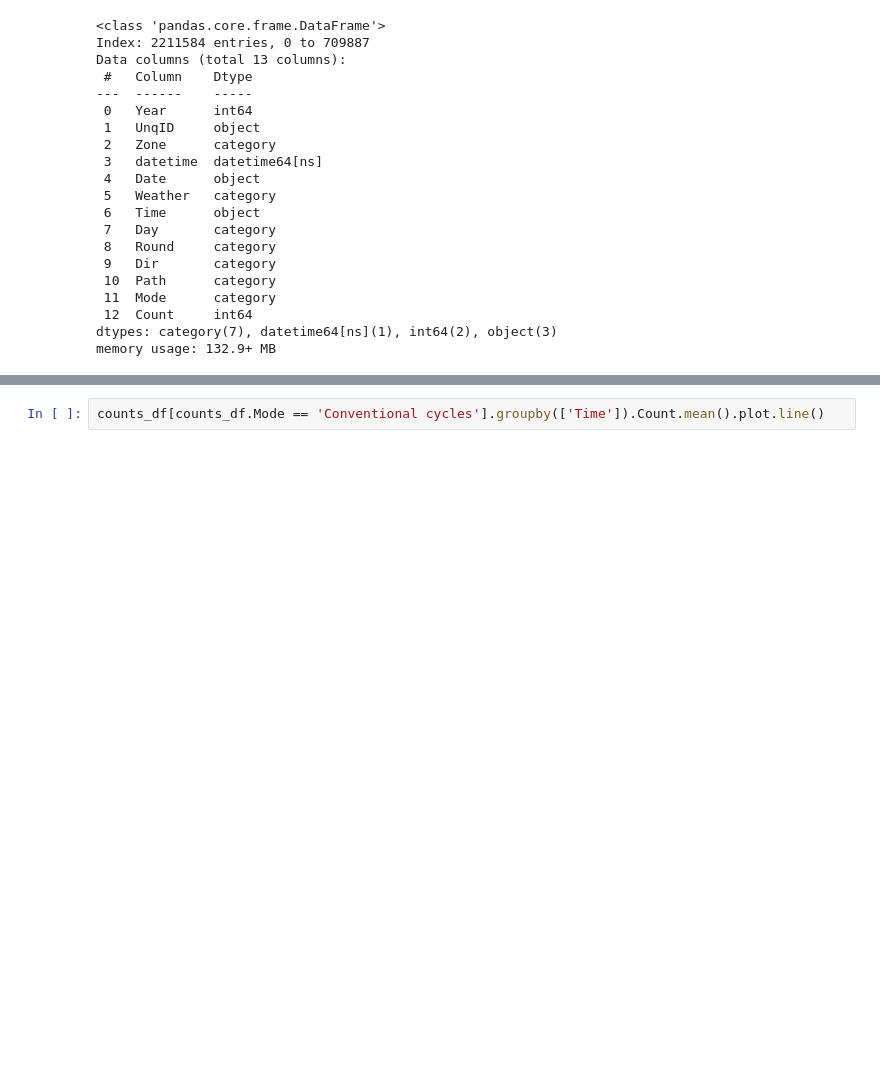
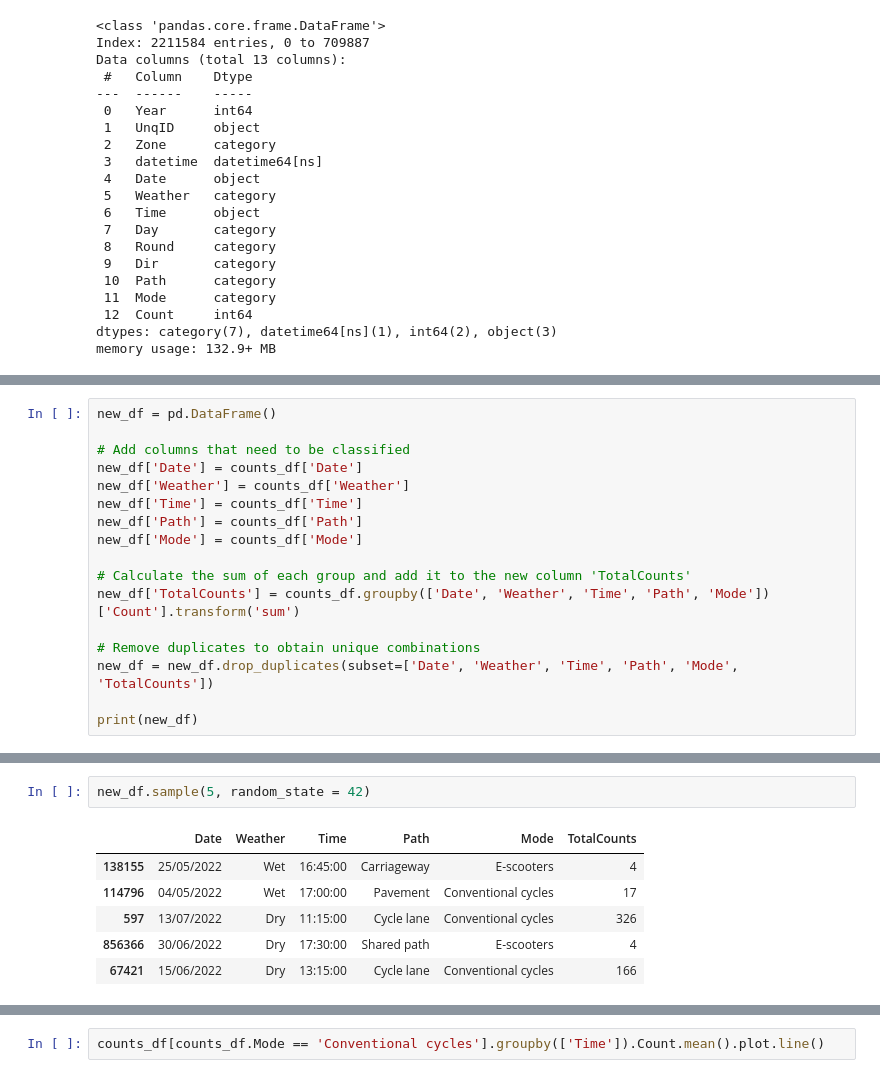
Before and after one commit to sokimura39/QM_Group, a Jupyter notebook: data_as_pandas.ipynb, the cells around one changed output, grey strips where cells are left out. Saved outputs shown, nothing was run; the diff lists cells and outputs as text; blank space fills up the shorter version.

Commit message:
Data cleaning

```diff
--- a/data_as_pandas.ipynb
+++ b/data_as_pandas.ipynb
@@ -188,0 +250,17 @@ memory usage: 132.9+ MB
+# %%
+new_df = pd.DataFrame()
+
+# Add columns that need to be classified
+new_df['Date'] = counts_df['Date']
+new_df['Weather'] = counts_df['Weather']
+new_df['Time'] = counts_df['Time']
+new_df['Path'] = counts_df['Path']
+new_df['Mode'] = counts_df['Mode']
+
+# Calculate the sum of each group and add it to the new column 'TotalCounts'
+new_df['TotalCounts'] = counts_df.groupby(['Date', 'Weather', 'Time', 'Path', 'Mode'])['Count'].transform('sum')
+
+# Remove duplicates to obtain unique combinations
+new_df = new_df.drop_duplicates(subset=['Date', 'Weather', 'Time', 'Path', 'Mode', 'TotalCounts'])
+
+print(new_df)
@@ -189,3 +282,12 @@ memory usage: 132.9+ MB
+# %%
+new_df.sample(5, random_state = 42)
+# %% [output]
+|  | Date | Weather | Time | Path | Mode | TotalCounts |
+| 138155 | 25/05/2022 | Wet | 16:45:00 | Carriageway | E-scooters | 4 |
+| 114796 | 04/05/2022 | Wet | 17:00:00 | Pavement | Conventional cycles | 17 |
+| 597 | 13/07/2022 | Dry | 11:15:00 | Cycle lane | Conventional cycles | 326 |
+| 856366 | 30/06/2022 | Dry | 17:30:00 | Shared path | E-scooters | 4 |
+| 67421 | 15/06/2022 | Dry | 13:15:00 | Cycle lane | Conventional cycles | 166 |
 # %%
 counts_df.plot.scatter('Mode', 'Count')
 # %% [output]
```
Also changed, not shown: parts of 7 cells of this notebook.
